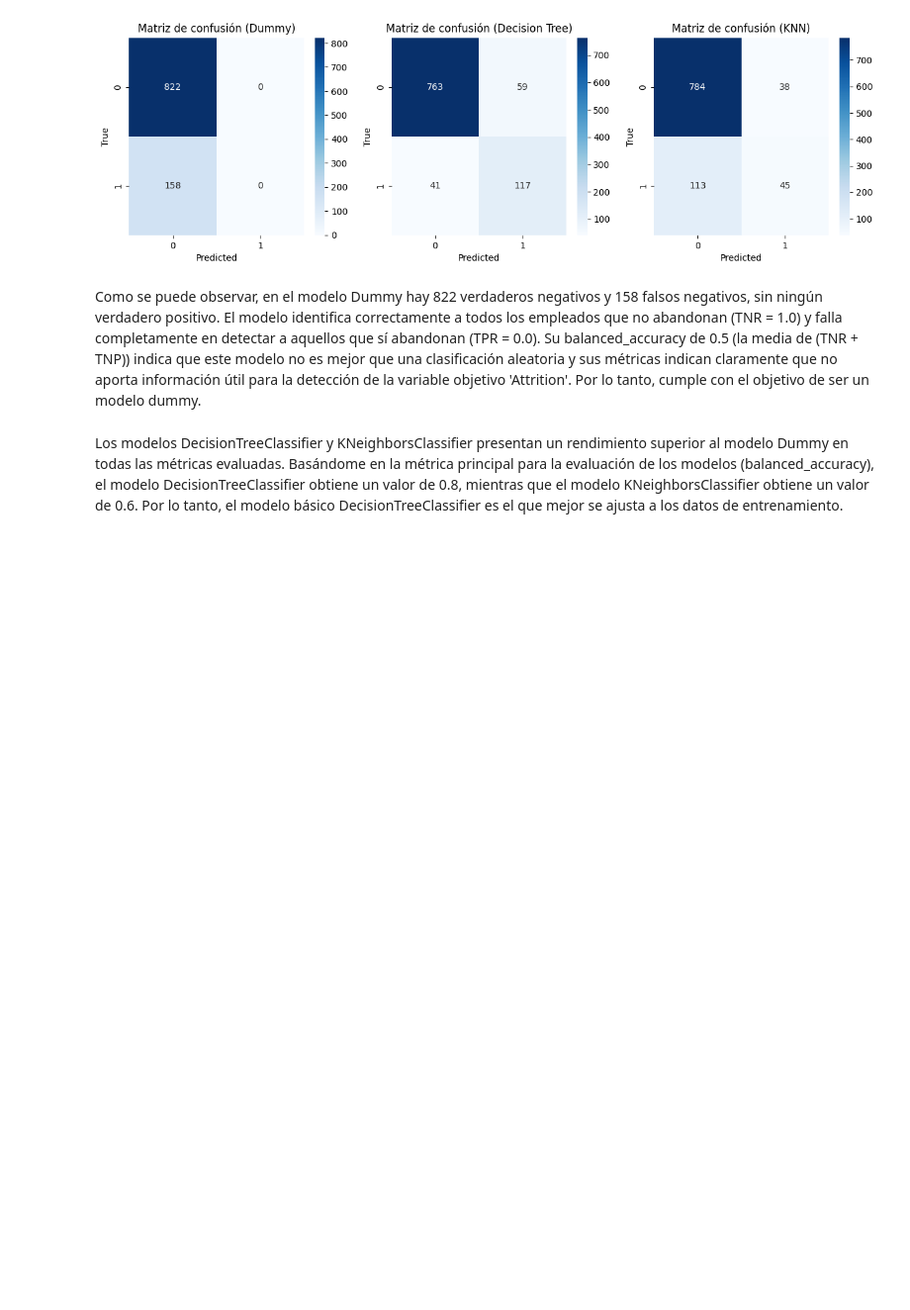
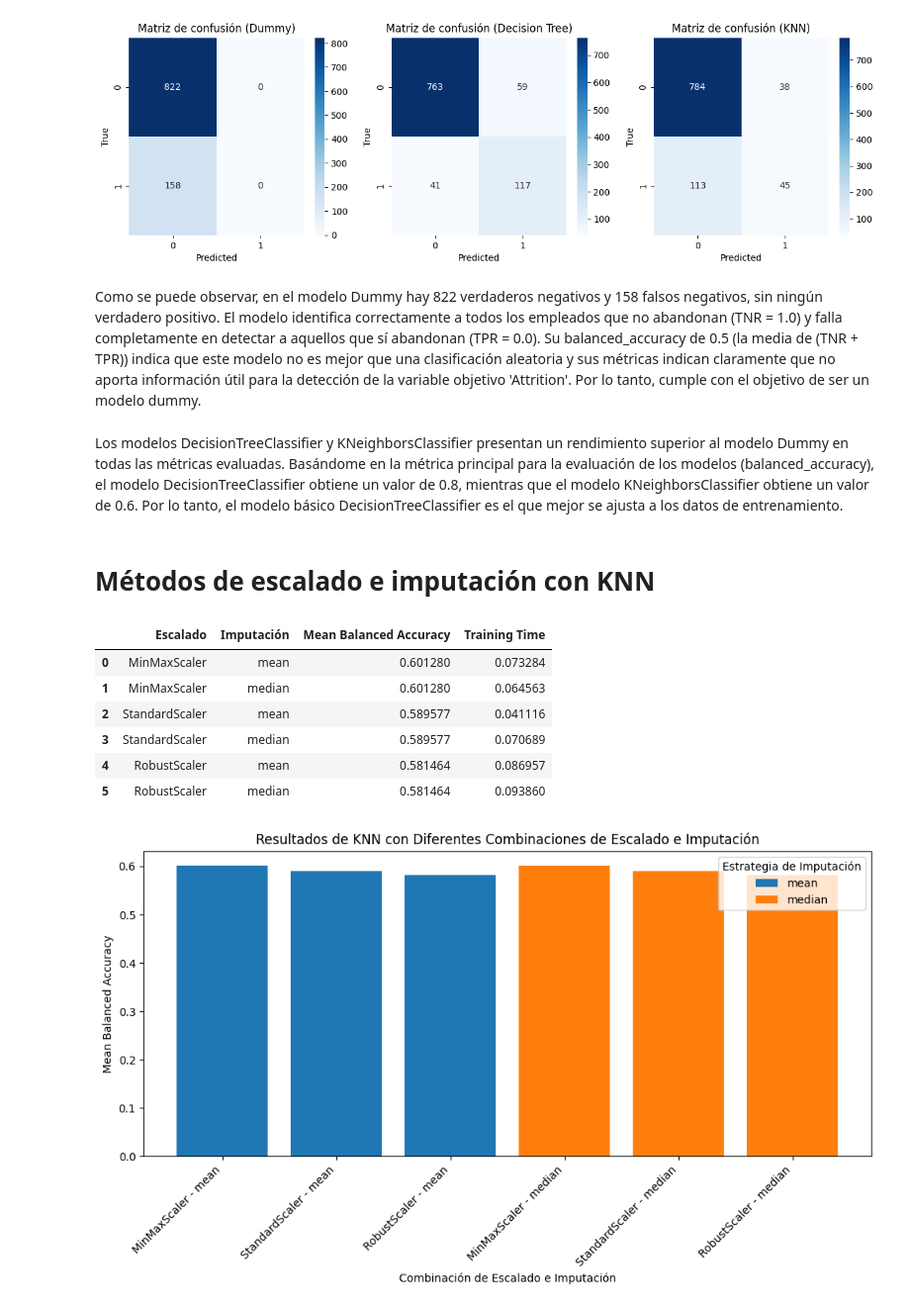
Before and after one commit to 100475757/ML_P1, a Jupyter notebook: notebook1.ipynb, the cells around one changed output. Shown: that part at 99% size. Cells and saved outputs as stored; diff of their text form; code cells hidden in the pictures; blank space fills up the shorter version.

Commit message:
"Decisión de métodos de escalado e imputación"

```diff
--- a/notebook1.ipynb
+++ b/notebook1.ipynb
@@ -343,6 +344,64 @@ for i, model_name in enumerate(["Dummy", "Decision Tree", "KNN"]):
 | KNN | 0.589966 | 0.837245 |
 [figure]
 # %% [markdown]
-Como se puede observar, en el modelo Dummy hay 822 verdaderos negativos y 158 falsos negativos, sin ningún verdadero positivo. El modelo identifica correctamente a todos los empleados que no abandonan (TNR = 1.0) y falla completamente en detectar a aquellos que sí abandonan (TPR = 0.0). Su balanced_accuracy de 0.5 (la media de (TNR + TNP)) indica que este modelo no es mejor que una clasificación aleatoria y sus métricas indican claramente que no aporta información útil para la detección de la variable objetivo 'Attrition'. Por lo tanto, cumple con el objetivo de ser un modelo dummy.
+Como se puede observar, en el modelo Dummy hay 822 verdaderos negativos y 158 falsos negativos, sin ningún verdadero positivo. El modelo identifica correctamente a todos los empleados que no abandonan (TNR = 1.0) y falla completamente en detectar a aquellos que sí abandonan (TPR = 0.0). Su balanced_accuracy de 0.5 (la media de (TNR + TPR)) indica que este modelo no es mejor que una clasificación aleatoria y sus métricas indican claramente que no aporta información útil para la detección de la variable objetivo 'Attrition'. Por lo tanto, cumple con el objetivo de ser un modelo dummy.
 # %% [markdown]
 Los modelos DecisionTreeClassifier y KNeighborsClassifier presentan un rendimiento superior al modelo Dummy en todas las métricas evaluadas. Basándome en la métrica principal para la evaluación de los modelos (balanced_accuracy), el modelo DecisionTreeClassifier obtiene un valor de 0.8, mientras que el modelo KNeighborsClassifier obtiene un valor de 0.6. Por lo tanto, el modelo básico DecisionTreeClassifier es el que mejor se ajusta a los datos de entrenamiento.
+# %% [markdown]
+# Métodos de escalado e imputación con KNN
+# %%
+# Lista de métodos de escalado y de imputación
+scalers = [MinMaxScaler(), StandardScaler(), RobustScaler()]
+imputers = [SimpleImputer(strategy='mean'), SimpleImputer(strategy='median')]
+
+# Creando el pipeline para KNN con diferentes combinaciones de escalado e imputación
+results_knn = []
+
+for scaler in scalers:
+    for imputer in imputers:
+        # Crear el pipeline para KNN
+        pipeline_knn = Pipeline([
+            ('imputer', imputer),
+            ('scaler', scaler),
+            ('knn', KNeighborsClassifier())
+        ])
+
+        # Medir el tiempo de entrenamiento y evaluarlo
+        start_time = time.time()
+        scores = cross_val_score(pipeline_knn, X_train, y_train, cv=5, scoring='balanced_accuracy')
+        end_time = time.time()
+
+        # Guardar resultados
+        results_knn.append({
+            'Escalado': scaler.__class__.__name__,
+            'Imputación': imputer.strategy,
+            'Mean Balanced Accuracy': scores.mean(),
+            'Training Time': end_time - start_time
+        })
+
+# Crear un DataFrame con los resultados
+results_knn_df = pd.DataFrame(results_knn)
+display(results_knn_df)
+
+# Crear un gráfico de barras para la precisión balanceada media
+plt.figure(figsize=(10, 6))
+for strategy in results_knn_df['Imputación'].unique():
+    subset = results_knn_df[results_knn_df['Imputación'] == strategy]
+    plt.bar(subset['Escalado'] + ' - ' + strategy, subset['Mean Balanced Accuracy'], label=strategy)
+
+plt.xlabel('Combinación de Escalado e Imputación')
+plt.ylabel('Mean Balanced Accuracy')
+plt.title('Resultados de KNN con Diferentes Combinaciones de Escalado e Imputación')
+plt.xticks(rotation=45, ha='right')
+plt.legend(title='Estrategia de Imputación')
+plt.tight_layout()
+plt.show()
+# %% [output]
+|  | Escalado | Imputación | Mean Balanced Accuracy | Training Time |
+| 0 | MinMaxScaler | mean | 0.601280 | 0.073284 |
+| 1 | MinMaxScaler | median | 0.601280 | 0.064563 |
+| 2 | StandardScaler | mean | 0.589577 | 0.041116 |
+| 3 | StandardScaler | median | 0.589577 | 0.070689 |
+| 4 | RobustScaler | mean | 0.581464 | 0.086957 |
+| 5 | RobustScaler | median | 0.581464 | 0.093860 |
+[figure, added]
```
Also changed, not shown: parts of 1 cell of this notebook.
